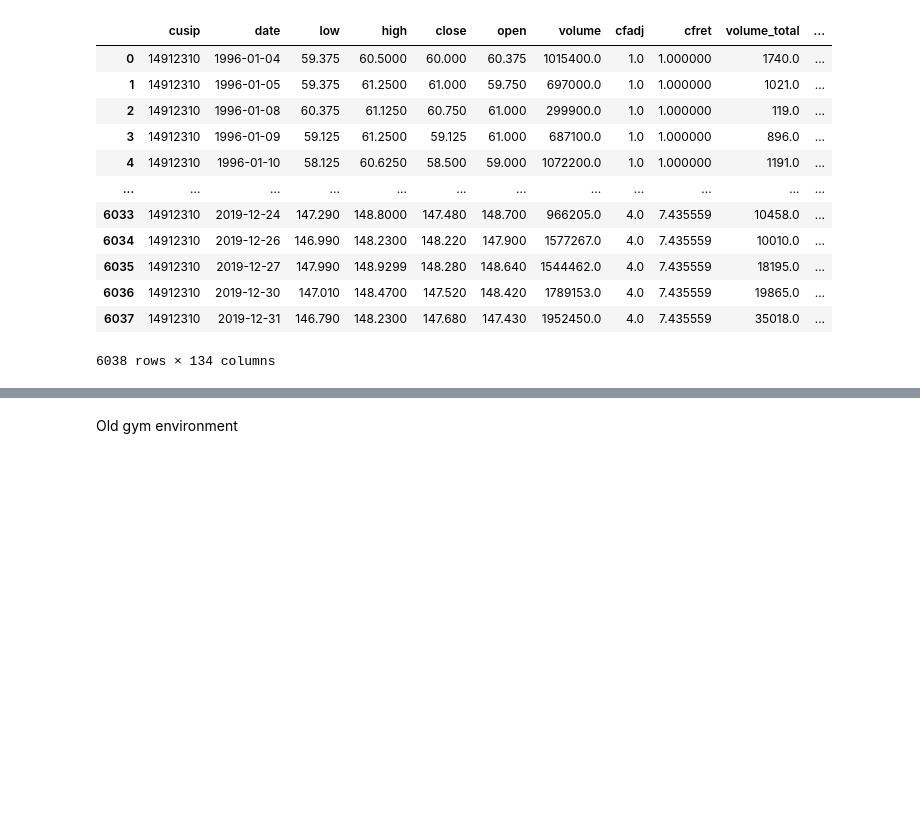
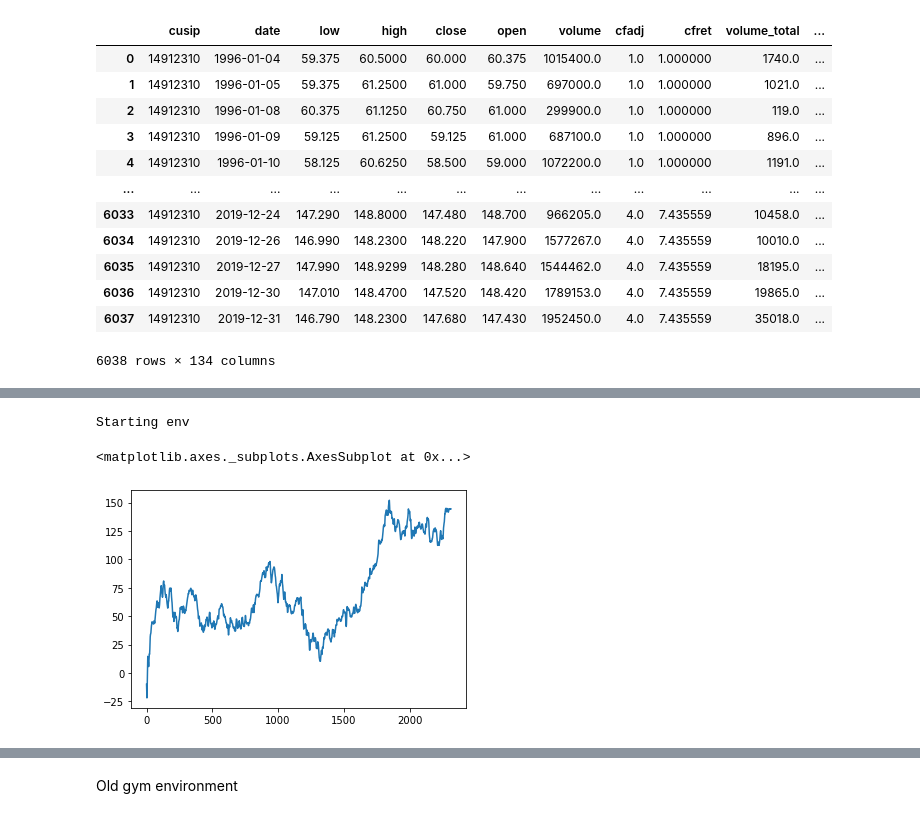
Before and after one commit to algotradingsoc/reinforcement_learning, a Jupyter notebook: Thomas/RL envrionment.ipynb, the cells around one changed output, grey strips where cells are left out. Saved outputs shown, nothing was run; the diff lists cells and outputs as text; code cells hidden in the pictures; blank space fills up the shorter version.

```diff
--- a/Thomas/RL envrionment.ipynb
+++ b/Thomas/RL envrionment.ipynb
@@ -305,3 +304,5 @@ def train_EQ_env(config):
             path = agent.save(config['outputmodels'])
             best_reward = cum_reward
         tune.report(reward=cum_reward)
+# %%
+agent = SACTrainer(rayconfig['trainer'], Equitydaily)
@@ -307,0 +320,28 @@ def train_EQ_env(config):
+# %%
+rayconfig['trainer']["env_config"]['start'] = '2010-01-01'
+rayconfig['trainer']["env_config"]['end'] = '2019-12-31'
+# %%
+env = Equitydaily(rayconfig['trainer']["env_config"])
+# %% [output]
+Starting env
+# %%
+state = env.reset()
+done = False
+reward_list = []
+cum_reward = 0
+actions = list()
+
+while not done:
+    action = agent.compute_action(state,explore=False)
+    #action = np.array([1,1,1,1,1,1,0])
+    state, reward, done, _ = env.step(action)
+    cum_reward += reward
+    actions.append(action)
+    reward_list.append(reward)
+# %%
+returns = pd.Series(reward_list)
+#returns.index = env.dates[:-1]
+returns.cumsum().plot()
+# %% [output]
+<matplotlib.axes._subplots.AxesSubplot at 0x...>
+[figure, added]
```
Also changed, not shown: parts of 12 cells of this notebook, 1 other file.
